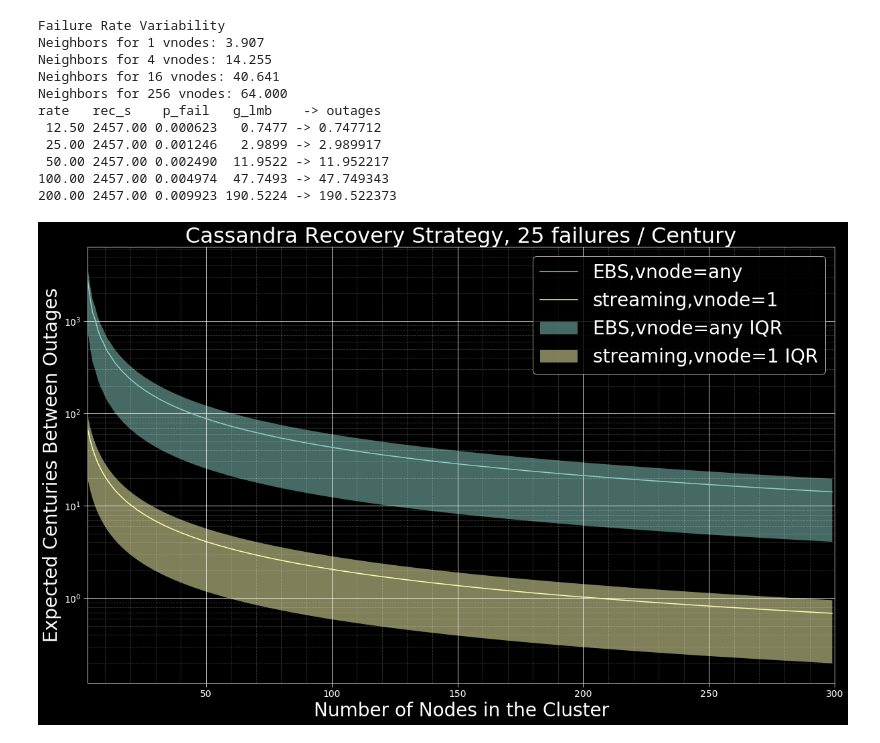
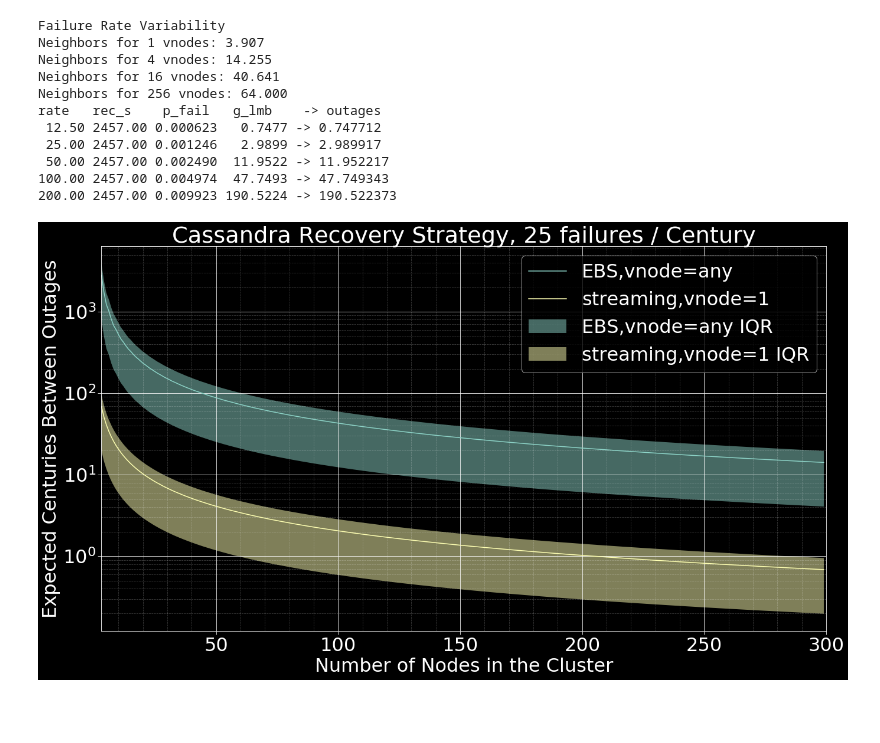
Before and after one commit to jolynch/performance-analysis, a Jupyter notebook: notebooks/aws_stateful_instance_analysis/ebs_availability.ipynb, the cells around one changed output. Cells and saved outputs as stored; diff of their text form; code cells hidden in the pictures; blank space fills up the shorter version.

```diff
--- a/notebooks/aws_stateful_instance_analysis/ebs_availability.ipynb
+++ b/notebooks/aws_stateful_instance_analysis/ebs_availability.ipynb
@@ -138,16 +138,16 @@ outage_median = [o[2] for o in outages]
 plt.rcParams.update({'font.size': 32})
 plt.style.use('dark_background')
 
-fig = plt.figure(figsize=(20,12))
+fig = plt.figure(figsize=(22,12))
 plt.title(
-    "Cassandra Recovery Strategy, {0} failures / Century".format(arate), fontsize=32)
-plt.ylabel("Expected Centuries Between Outages", fontsize=28)
-plt.xlabel("Number of Nodes in the Cluster", fontsize=28)
+    "Cassandra Recovery Strategy, {0} failures / Century".format(arate))
+plt.ylabel("Expected Centuries Between Outages")
+plt.xlabel("Number of Nodes in the Cluster")
 plt.gca().grid(True, which='major', linestyle='-', color='k')
 plt.gca().grid(True, which='minor', linestyle='--')
 plt.gca().yaxis.set_minor_locator(matplotlib.ticker.AutoMinorLocator(4))
 plt.gca().xaxis.set_minor_locator(matplotlib.ticker.AutoMinorLocator(5))
-plt.tick_params(axis='both', which='major', labelsize=14, length=6)
+plt.tick_params(axis='both', which='major', length=6)
 plt.tick_params(axis='both', which='minor', length=0)
 
 num_nodes = range(3, 300)
@@ -156,32 +156,32 @@ lines = []
 # Plot fixed recovery speed
 outages = [outage_stats(1, arate, n, rf, bw_in, bw_out, recovery='ebs') for n in num_nodes]
 outage_mean = [o[3] for o in outages]
 outage_lower = [o[4][0] for o in outages]
 outage_upper = [o[4][1] for o in outages]
 line, = plt.semilogy(num_nodes, outage_mean, label="EBS,vnode=any")
 lines.append(line)
 plt.fill_between(
     num_nodes, outage_lower, outage_upper, alpha=0.5,
     label='EBS,vnode=any IQR'
 )
 
 outages = [outage_stats(1, arate, n, rf, bw_in, bw_out, recovery='recovery') for n in num_nodes]
 outage_mean = [o[3] for o in outages]
 outage_lower = [o[4][0] for o in outages]
 outage_upper = [o[4][1] for o in outages]
 line, = plt.semilogy(num_nodes, outage_mean, label="streaming,vnode=1")
 lines.append(line)
 plt.grid(b=True, which='minor', color='white', linestyle='--', alpha=0.25)
 plt.grid(b=True, which='major', color='white', linestyle='-')
 plt.fill_between(
     num_nodes, outage_lower, outage_upper, alpha=0.5,
     label='streaming,vnode=1 IQR'
 )
 
 plt.xlim(3, 300)
 
-plt.legend(fontsize=28)
+plt.legend()
 plt.show()
 fig.savefig('ebs_recovery.png', transparent=True)
 # %% [output]
-[figure, old version]
+[figure, new version]
```
Also changed, not shown: 1 other file.
